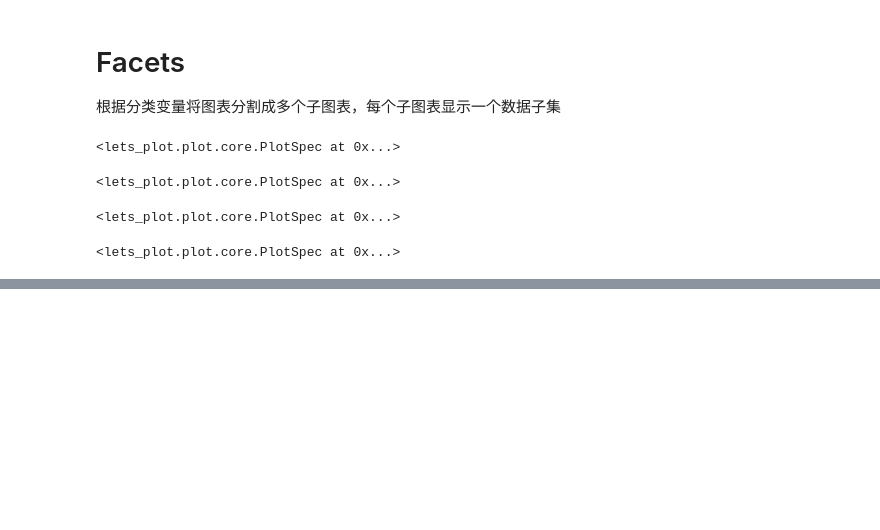
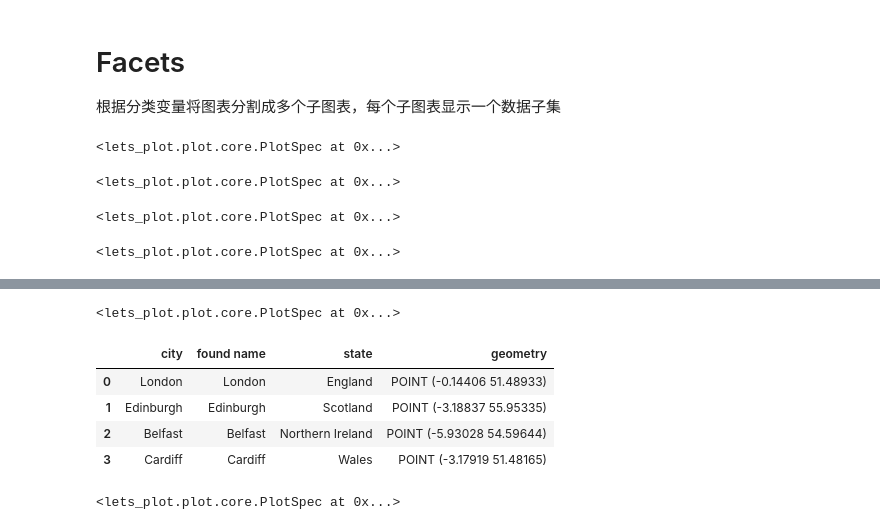
Before and after one commit to navono/ml_py_learning, a Jupyter notebook: data_viz/py_4_ds/05_viz_layers.ipynb, the cells around one changed output, grey strips where cells are left out. Saved outputs shown, nothing was run; the diff lists cells and outputs as text; code cells hidden in the pictures; blank space fills up the shorter version.

Commit message:
feat: data viz: layers

```diff
--- a/data_viz/py_4_ds/05_viz_layers.ipynb
+++ b/data_viz/py_4_ds/05_viz_layers.ipynb
@@ -166,0 +262,27 @@ mpg.head()
+# %%
+(ggplot()
+ + geom_map(map=uk, fill="gray", color="white")
+ + coord_map(xlim=(-10, 6), ylim=(50, 59))
+ )
+# %% [output]
+<lets_plot.plot.core.PlotSpec at 0x...>
+# %%
+names = ["London", "Edinburgh", "Belfast", "Cardiff"]
+states = ["England", "Scotland", "Northern Ireland", "Wales"]
+cities = geocode(names=names, states=states).ignore_not_found().get_centroids()
+cities
+# %% [output]
+|  | city | found name | state | geometry |
+| 0 | London | London | England | POINT (-0.14406 51.48933) |
+| 1 | Edinburgh | Edinburgh | Scotland | POINT (-3.18837 55.95335) |
+| 2 | Belfast | Belfast | Northern Ireland | POINT (-5.93028 54.59644) |
+| 3 | Cardiff | Cardiff | Wales | POINT (-3.17919 51.48165) |
+# %%
+(ggplot()
+ + geom_map(aes(fill="found name"), map=uk, color="white")
+ + coord_map(xlim=(-10, 6), ylim=(50, 59))
+ + geom_point(data=cities, size=5)
+ + theme(legend_position="none")
+ )
+# %% [output]
+<lets_plot.plot.core.PlotSpec at 0x...>
```
Also changed, not shown: parts of 14 cells of this notebook.
